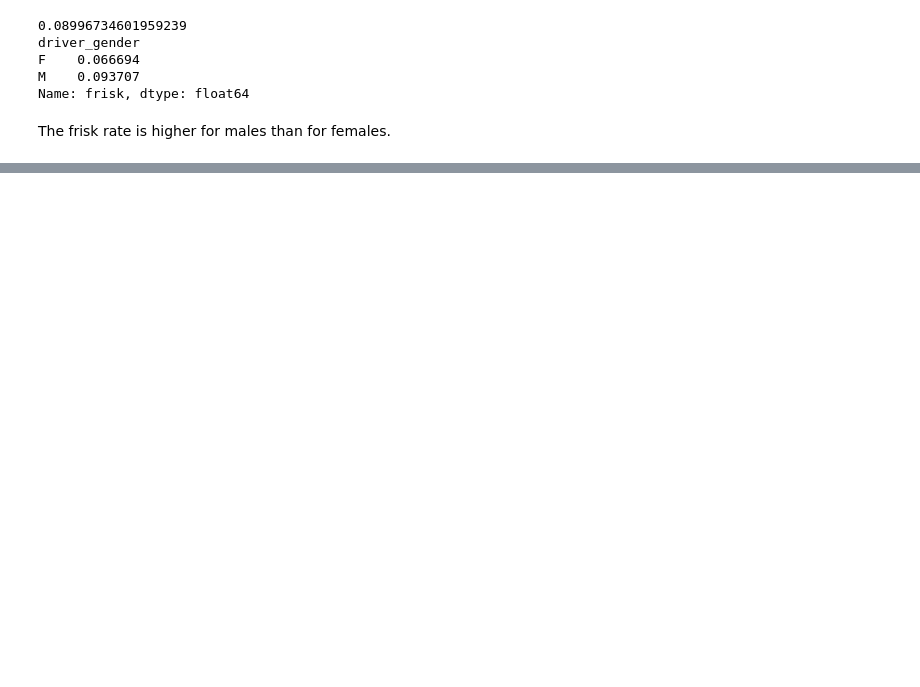
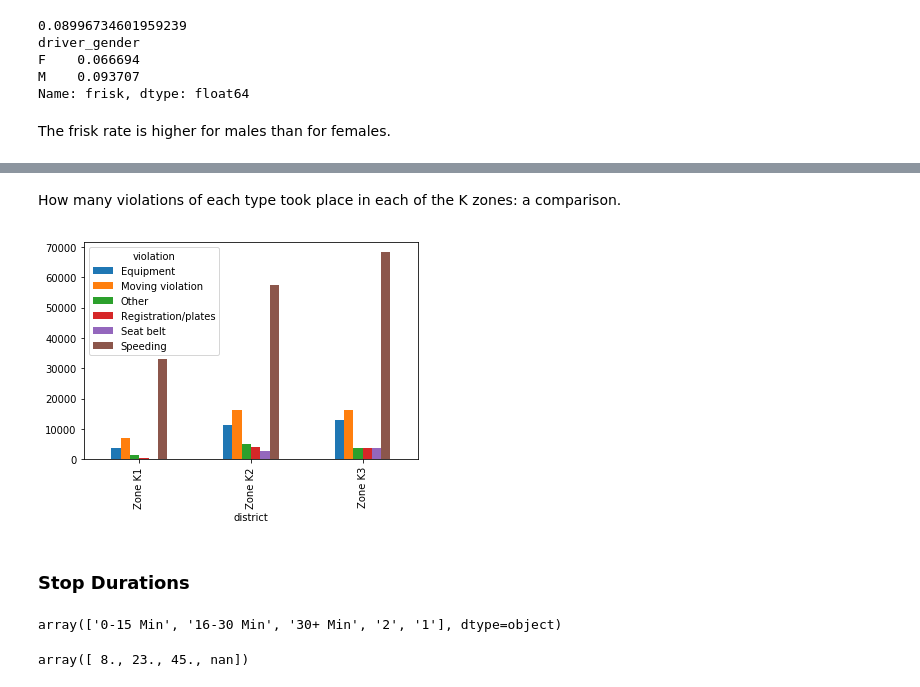
Before and after one commit to kaymal/Data-Analysis-Case-Studies, a Jupyter notebook: Police Activity in Rhode Island.ipynb, the cells around one changed output, grey strips where cells are left out. Cells and saved outputs as stored; diff of their text form; code cells hidden in the pictures; blank space fills up the shorter version.

```diff
--- a/Police Activity in Rhode Island.ipynb
+++ b/Police Activity in Rhode Island.ipynb
@@ -373,0 +481,28 @@ The frisk rate is higher for males than for females.
+# %% [markdown]
+How many violations of each type took place in each of the K zones: a comparison.
+# %%
+k_zones = pd.crosstab(df.district, df.violation).loc['Zone K1':'Zone K3']
+
+# Bar plot of 'k_zones'
+k_zones.plot(kind='bar')
+plt.show()
+# %% [output]
+[figure, added]
+# %% [markdown]
+### Stop Durations
+# %%
+# Unique values in 'stop_duration'
+df.stop_duration.unique()
+# %% [output]
+array(['0-15 Min', '16-30 Min', '30+ Min', '2', '1'], dtype=object)
+# %%
+# Create a dictionary that maps strings to integers
+mapping = {'0-15 Min':8, '16-30 Min':23, '30+ Min':45}
+
+# Convert the 'stop_duration' strings to integers using the 'mapping'
+df['stop_minutes'] = df.stop_duration.map(mapping)
+
+# Print the unique values in 'stop_minutes'
+df.stop_minutes.unique()
+# %% [output]
+array([ 8., 23., 45., nan])
```
Also changed, not shown: parts of 36 cells of this notebook.
